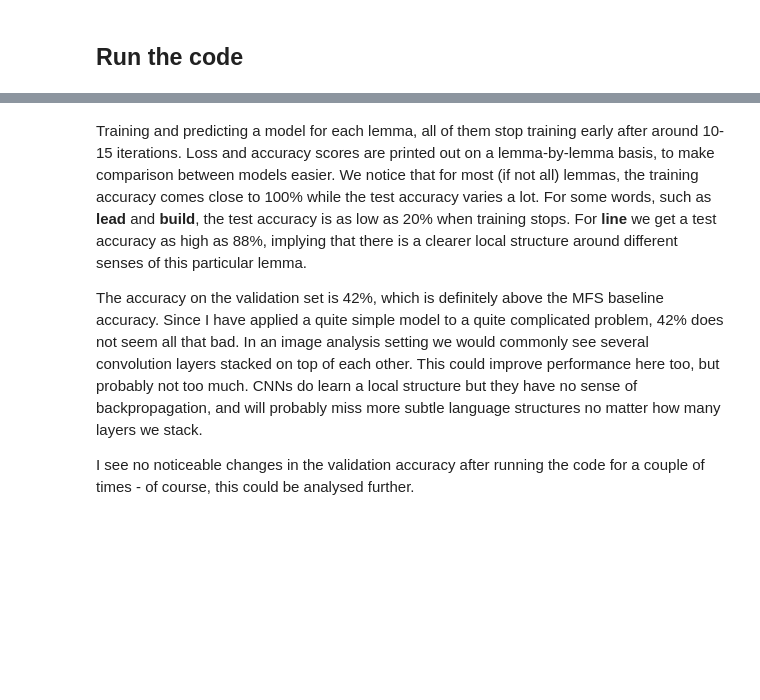
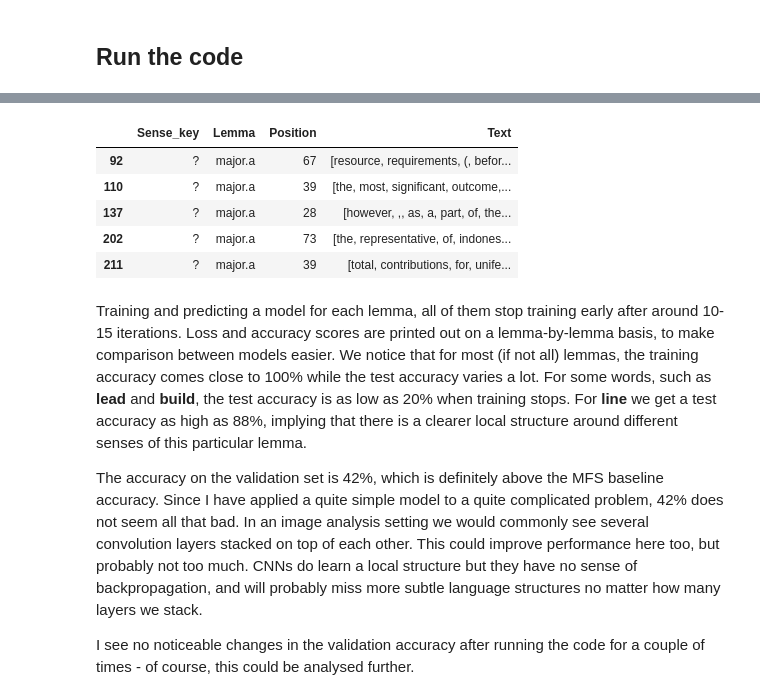
Before and after one commit to SaraNordin/NLP, a Jupyter notebook: Project3/Project 3.ipynb, the cells around one changed output, grey strips where cells are left out. Saved outputs shown, nothing was run; the diff lists cells and outputs as text; code cells hidden in the pictures; blank space fills up the shorter version.

```diff
--- a/Project3/Project 3.ipynb
+++ b/Project3/Project 3.ipynb
@@ -28,14 +28,14 @@ from sklearn.model_selection import train_test_split
 # %%
 train_path = "a3_data/wsd_train.txt"
 test_path = "a3_data/wsd_test_blind.txt"
-validation_path = "a3_test/wsd_test.txt"
+validation_path = r"C:\Users\saran\OneDrive\Dokument\GitHub\NLP\Project3\a3_data\wsd_test.txt"
 
 with open(train_path, encoding = "utf-8") as f:
     for d, line in enumerate(f):
         print(line.lower())
         break
 
-with open(test_path, encoding = "utf-8") as f:
+with open(validation_path, encoding = "utf-8") as f:
     for d, line in enumerate(f):
         print(line.lower())
         break
@@ -648,3 +658,12 @@ Validation accuracy: 0.42568
+# %%
+test_short.head()
+# %% [output]
+|  | Sense_key | Lemma | Position | Text |
+| 92 | ? | major.a | 67 | [resource, requirements, (, befor... |
+| 110 | ? | major.a | 39 | [the, most, significant, outcome,... |
+| 137 | ? | major.a | 28 | [however, ,, as, a, part, of, the... |
+| 202 | ? | major.a | 73 | [the, representative, of, indones... |
+| 211 | ? | major.a | 39 | [total, contributions, for, unife... |
 # %% [markdown]
 Training and predicting a model for each lemma, all of them stop training early after around 10-15 iterations. Loss and accuracy scores are printed out on a lemma-by-lemma basis, to make comparison between models easier. We notice that for most (if not all) lemmas, the training accuracy comes close to 100% while the test accuracy varies a lot. For some words, such as **lead** and **build**, the test accuracy is as low as 20% when training stops. For **line** we get a test accuracy as high as 88%, implying that there is a clearer local structure around different senses of this particular lemma.
 
```
Also changed, not shown: parts of 2 cells of this notebook, 3 other files.
